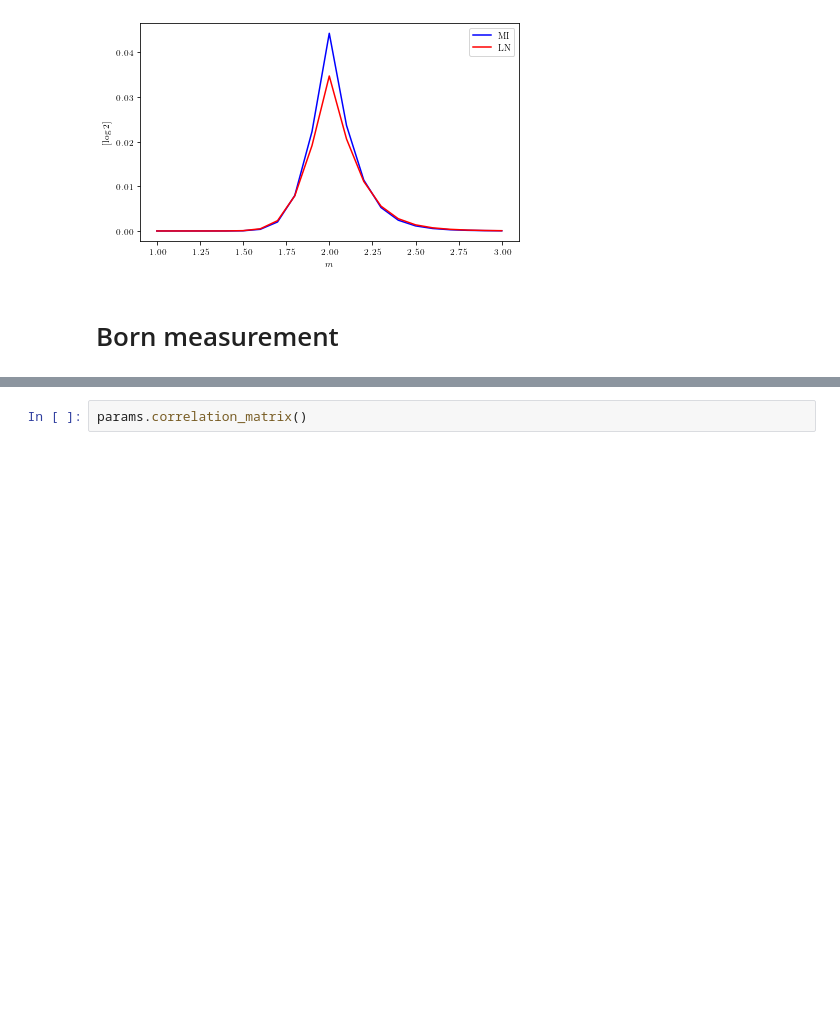
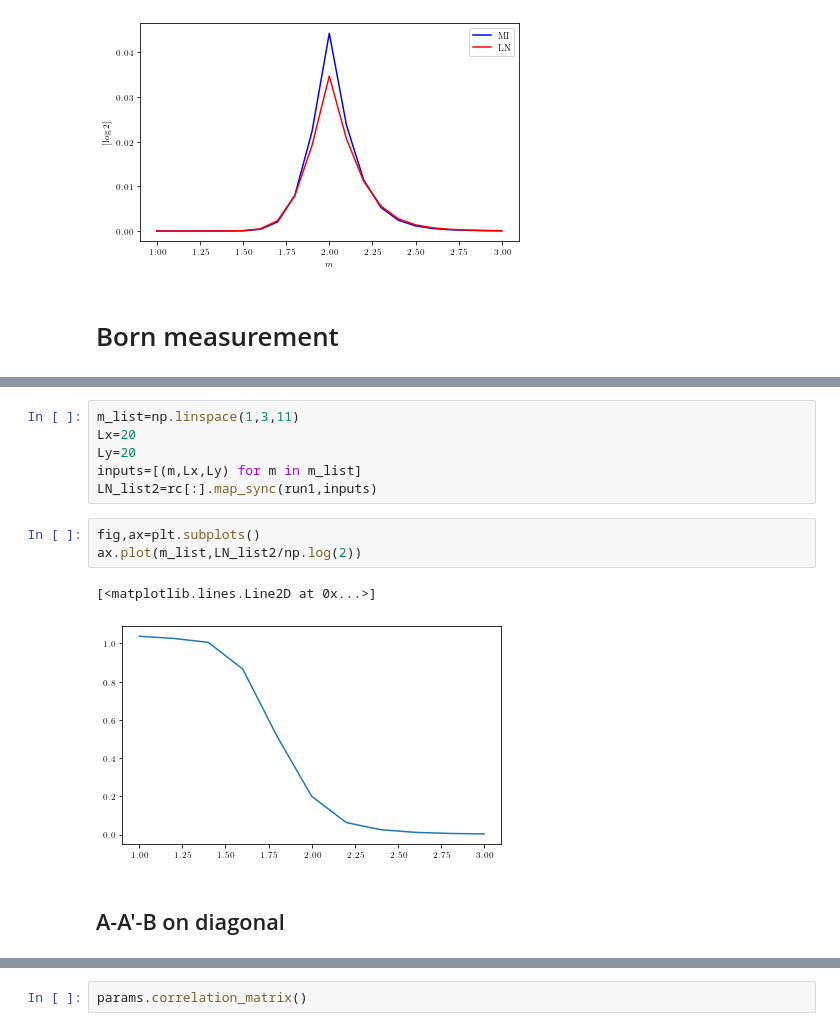
Before and after one commit to hainingpan/SPT, a Jupyter notebook: test_HOTI.ipynb, the cells around one changed output, grey strips where cells are left out. Drawn from its saved outputs; the diff is of its cells as text; blank space fills up the shorter version.

```diff
--- a/test_HOTI.ipynb
+++ b/test_HOTI.ipynb
@@ -696,0 +722,14 @@ subB=[np.arange(params.Lx//4)+params.Lx//2,np.arange(params.Ly//4)]
+# %%
+m_list=np.linspace(1,3,11)
+Lx=20
+Ly=20
+inputs=[(m,Lx,Ly) for m in m_list]
+LN_list2=rc[:].map_sync(run1,inputs)
+# %%
+fig,ax=plt.subplots()
+ax.plot(m_list,LN_list2/np.log(2))
+# %% [output]
+[<matplotlib.lines.Line2D at 0x...>]
+[figure, added]
+# %% [markdown]
+## A-A'-B on diagonal
```
Also changed, not shown: parts of 41 cells of this notebook, 2 other files.
